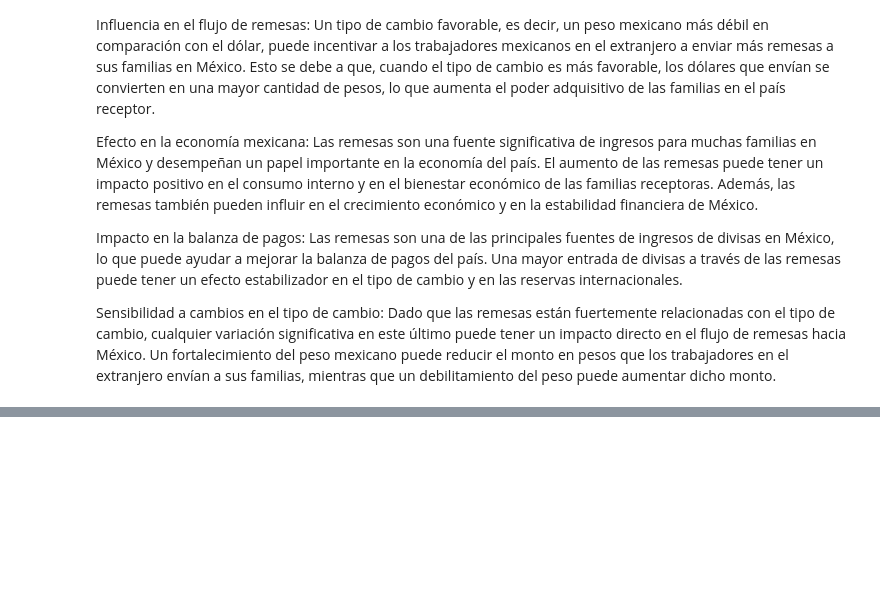
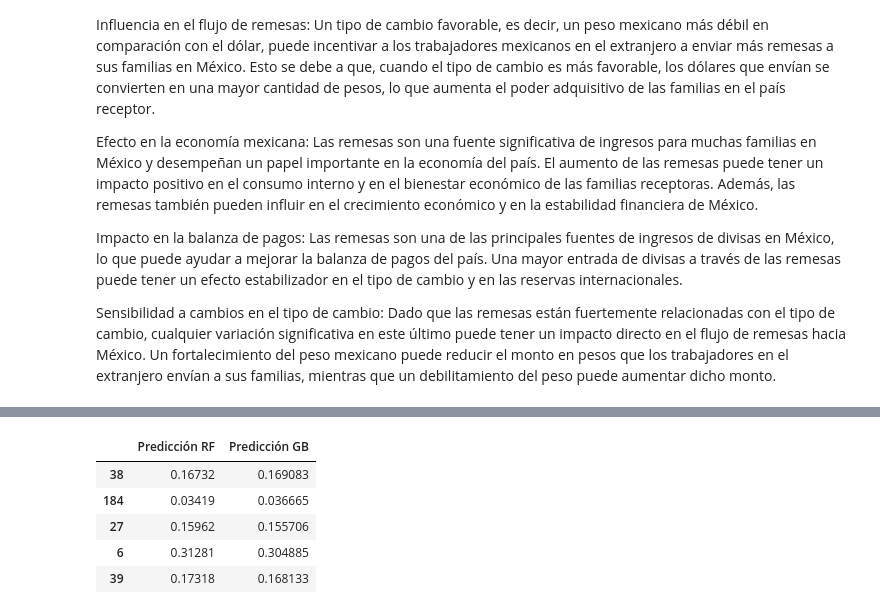
Before and after one commit to erickgt00/Datos-Masivos, a Jupyter notebook: ProyectoFinal.ipynb, the cells around one changed output, grey strips where cells are left out. Saved outputs shown, nothing was run; the diff lists cells and outputs as text; code cells hidden in the pictures; blank space fills up the shorter version.

```diff
--- a/ProyectoFinal.ipynb
+++ b/ProyectoFinal.ipynb
@@ -300,0 +185,20 @@ Sensibilidad a cambios en el tipo de cambio: Dado que las remesas están fuertem
+# %%
+# Dividir los datos en conjunto de entrenamiento y prueba
+X_train, X_test, y_train, y_test = train_test_split(X, y, test_size=0.2, shuffle=True)
+# %%
+# Creación y entrenamiento de los modelos
+models = {
+    'Linear Regression': LinearRegression(),
+    'Support Vector Regression': SVR(),
+    'Random Forest': RandomForestRegressor(),
+    'Gradient Boosting': GradientBoostingRegressor(),
+    'Neural Network': MLPRegressor()
+}
+
+results = {}
+for name, model in models.items():
+    model.fit(X_train, y_train)
+    y_pred = model.predict(X_test)
+    mse = mean_squared_error(y_test, y_pred)
+    r2 = r2_score(y_test, y_pred)
+    results[name] = {'MSE': mse, 'R2 Score': r2}
@@ -300,0 +279,13 @@ Sensibilidad a cambios en el tipo de cambio: Dado que las remesas están fuertem
+# %%
+predictions=pd.DataFrame(predictions)
+rf = predictions['Random Forest']
+gb = predictions['Gradient Boosting']
+predictions_mejores = pd.DataFrame({'Predicción RF': rf, 'Predicción GB': gb})
+predictions_mejores.head()
+# %% [output]
+|  | Predicción RF | Predicción GB |
+| 38 | 0.16732 | 0.169083 |
+| 184 | 0.03419 | 0.036665 |
+| 27 | 0.15962 | 0.155706 |
+| 6 | 0.31281 | 0.304885 |
+| 39 | 0.17318 | 0.168133 |
```
Also changed, not shown: parts of 10 cells of this notebook.
